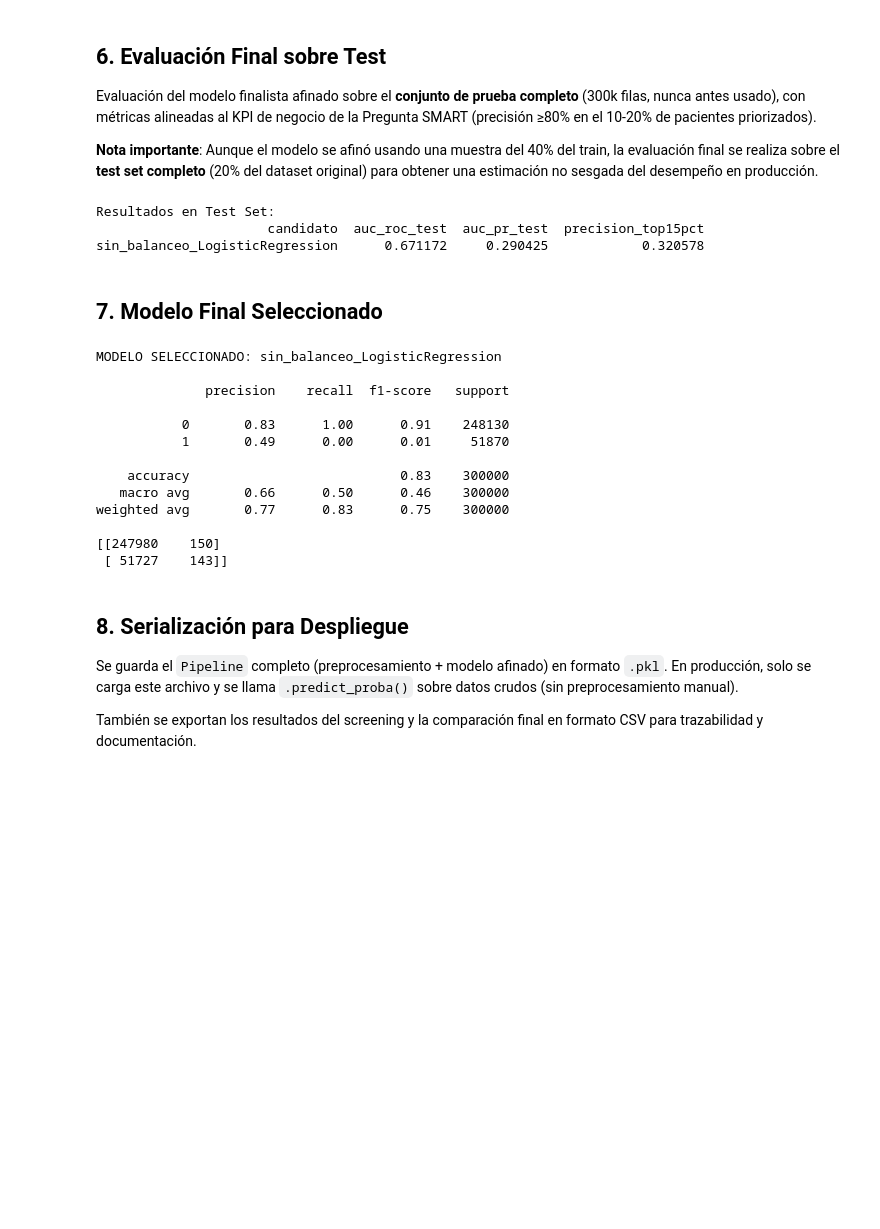
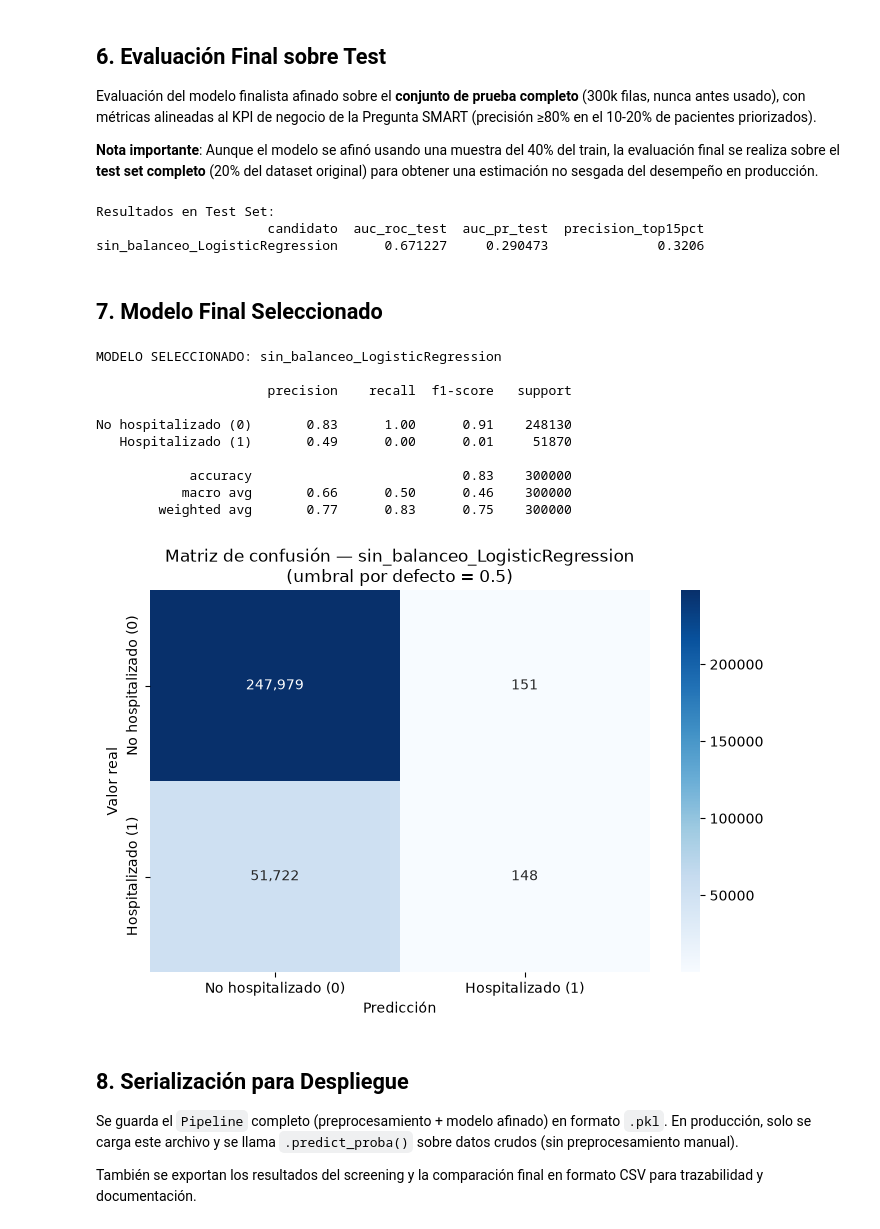
Before and after one commit to juanestebancg2806/hospitalization-risk-predictor, a Jupyter notebook: notebooks/02_model_training.ipynb, the cells around one changed output. Drawn from its saved outputs; the diff is of its cells as text; code cells hidden in the pictures; blank space fills up the shorter version.

Commit message:
update model

```diff
--- a/notebooks/02_model_training.ipynb
+++ b/notebooks/02_model_training.ipynb
@@ -16,21 +16,27 @@ df = pd.read_csv(filename)
 # Exclusiones basadas en 01_eda.ipynb:
 # - Grupo 1 (sección 5.3): identificadores, constantes, redundantes, fuga de datos
 # - Grupo 2 (sección 7.1): correlación prácticamente nula (|r| < 0.005) y sin capacidad discriminativa
+# - Grupo 3: Variables geográficas/socioeconómicas sin asociación con target (H4 rechazada)
 columnas_excluir_predictores = [
     # Grupo 1: Exclusiones estructurales del EDA (7 variables)
     'id_registro',                      # Identificador sin capacidad predictiva
     'fecha_corte',                      # Constante (único valor: 2026-08-01)
     'hospitalizacion_relacionada_12m',  # Redundante 100% con target
-    'evento_cardiovascular_12m',        # Fuga de datos (4.8× más frecuente en hospitalizados)
-    'muerte_12m',                       # Fuga de datos (6.9× más frecuente en hospitalizados)
+    'evento_cardiovascular_12m',        # Fuga de datos (4.8x más frecuente en hospitalizados)
+    'muerte_12m',                       # Fuga de datos (6.9x más frecuente en hospitalizados)
     'riesgo_alto_12m',                  # Desbalance extremo (93.81%), baja discriminación
-    'categoria_imc',                    # Redundante con `imc` (variable continua)
+    'categoria_imc',                    # Redundante con imc (variable continua)
 
     # Grupo 2: Exclusiones por correlación nula (4 variables)
     'control_presion_arterial',         # r=-0.004, desbalance extremo (0.48% de población)
     'distancia_ips_km',                 # r=0.0003, H4 (acceso geográfico) sin respaldo en EDA
     'tiempo_desplazamiento_ips_min',    # r=0.0004, redundante con distancia_ips_km (r=0.97)
     'adherencia_tratamiento_0_100',     # r=-0.005, H1 (adherencia) sin respaldo en EDA
+
+    # Grupo 3: Exclusiones geográficas/socioeconómicas - H4 rechazada (3 variables)
+    'departamento',                     # Alta cardinalidad (~33), H4 rechazada, tasas similares
+    'zona',                             # Sin asociación: Urbana (17.32%) vs Rural (17.18%)
+    'nivel_socioeconomico',             # Sin asociación: Alto/Medio/Bajo (~17.3%), H4 rechazada
 ]
 
 df['hospitalizado_12m'] = (df['hospitalizaciones_12m'] > 0).astype(int)
@@ -536,30 +553,48 @@ print(resultados_finales_df.to_string(index=False))
 # %% [output]
 Resultados en Test Set:
                       candidato  auc_roc_test  auc_pr_test  precision_top15pct
-sin_balanceo_LogisticRegression      0.671172     0.290425            0.320578
+sin_balanceo_LogisticRegression      0.671227     0.290473              0.3206
 # %% [markdown]
 ## 7. Modelo Final Seleccionado
 # %%
 mejor_candidato_nombre = resultados_finales_df.iloc[0]["candidato"]
 mejor_modelo_final = mejores_modelos_afinados[mejor_candidato_nombre].best_estimator_
 
+y_pred = mejor_modelo_final.predict(X_test)
+cm = confusion_matrix(y_test, y_pred)
+labels = ["No hospitalizado (0)", "Hospitalizado (1)"]
+
 print(f"MODELO SELECCIONADO: {mejor_candidato_nombre}\n")
-print(classification_report(y_test, mejor_modelo_final.predict(X_test)))
-print(confusion_matrix(y_test, mejor_modelo_final.predict(X_test)))
+print(classification_report(y_test, y_pred, target_names=labels))
+
+fig, ax = plt.subplots(figsize=(7, 5))
+sns.heatmap(
+    cm,
+    annot=True,
+    fmt=",d",
+    cmap="Blues",
+    xticklabels=labels,
+    yticklabels=labels,
+    cbar=True,
+    ax=ax,
+)
+ax.set_xlabel("Predicción")
+ax.set_ylabel("Valor real")
+ax.set_title(f"Matriz de confusión — {mejor_candidato_nombre}\n(umbral por defecto = 0.5)")
+plt.tight_layout()
+plt.show()
 # %% [output]
 MODELO SELECCIONADO: sin_balanceo_LogisticRegression
 
-              precision    recall  f1-score   support
+                      precision    recall  f1-score   support
 
-           0       0.83      1.00      0.91    248130
-           1       0.49      0.00      0.01     51870
+No hospitalizado (0)       0.83      1.00      0.91    248130
+   Hospitalizado (1)       0.49      0.00      0.01     51870
 
-    accuracy                           0.83    300000
-   macro avg       0.66      0.50      0.46    300000
-weighted avg       0.77      0.83      0.75    300000
-
-[[247980    150]
- [ 51727    143]]
+            accuracy                           0.83    300000
+           macro avg       0.66      0.50      0.46    300000
+        weighted avg       0.77      0.83      0.75    300000
+[figure, added]
 # %% [markdown]
 ## 8. Serialización para Despliegue
 
```
Also changed, not shown: parts of 13 cells of this notebook, 9 other files.
